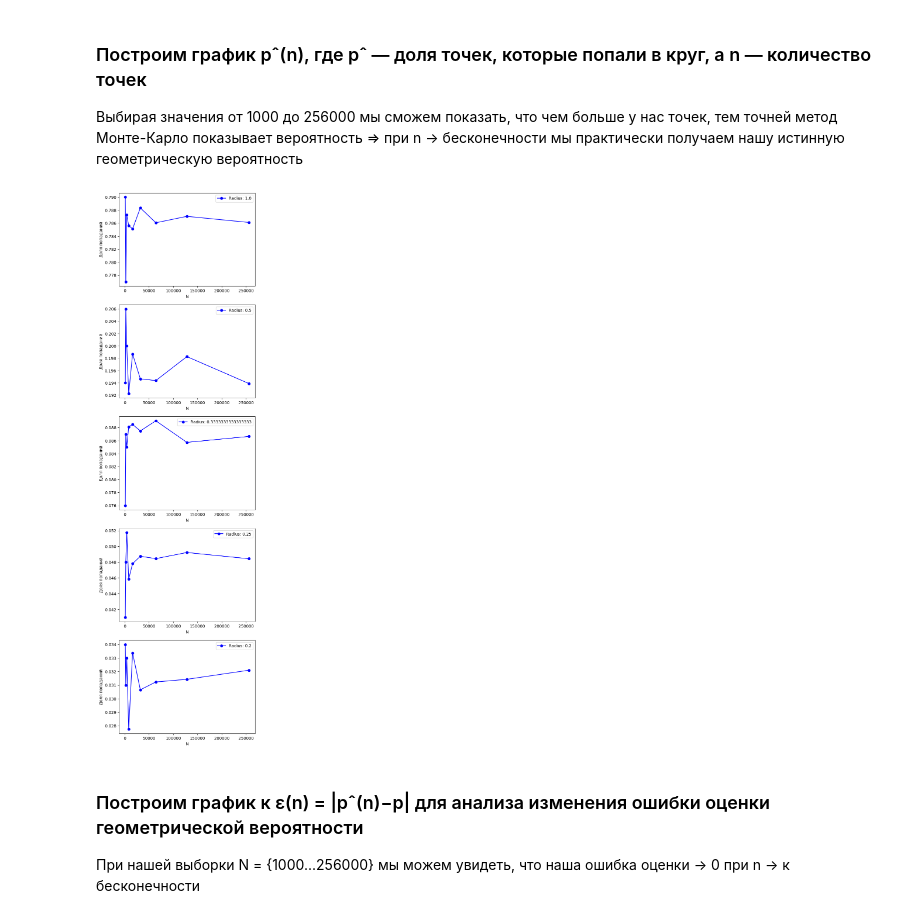
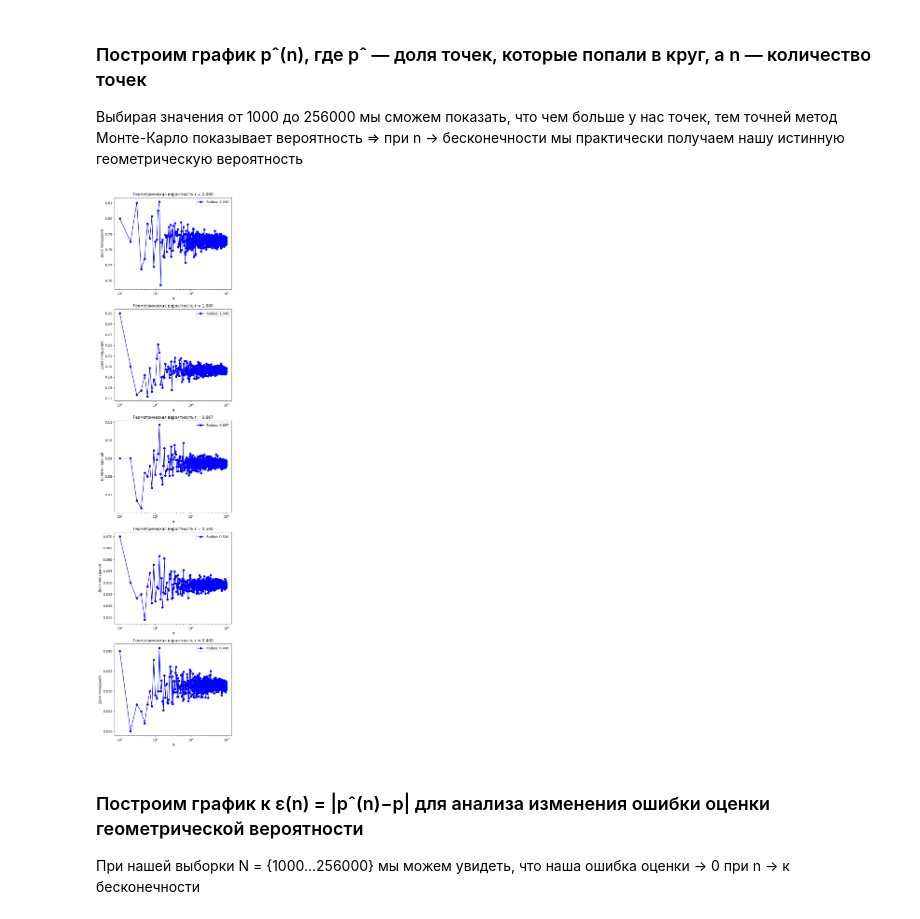
Before and after one commit to mezgou/labs-statistics-and-data-analysis, a Jupyter notebook: src/lab1/calc_geom_probability.ipynb, the cells around one changed output. Cells and saved outputs as stored; diff of their text form; code cells hidden in the pictures.

```diff
--- a/src/lab1/calc_geom_probability.ipynb
+++ b/src/lab1/calc_geom_probability.ipynb
@@ -20,22 +20,18 @@ import matplotlib.pyplot as plt
 В дальнейшем требуются некоторые константы, в нашем случае минимальное количество радиусов для наших окружностей, а также скаляр A, который необходим для правильного расставления границ промежутков и длинны сторон квадрата (*сторона квадрта задается как 2 * A*). ***N*** - количество точек
 # %%
 MIN_COUNT_RADII = 5
-A_SCALAR = 1
-N = 1000 * A_SCALAR
+A_SCALAR = 2
+N = 10000
 # %% [markdown]
 ### Задание последовательности радиусов
 Наша последовательность радиусов окружностей (***MIN_COUNT_RADII*** штук) задается по формуле radii[i] = A_SCALAR / (i + 1)
 # %%
-radii = np.zeros(MIN_COUNT_RADII)
-for i in range(MIN_COUNT_RADII):
-    radii[i] = A_SCALAR / (i + 1)
+radii = np.array([A_SCALAR / (i + 1) for i in range(MIN_COUNT_RADII)])
 # %% [markdown]
 ### Расчёт истинной геометрической вероятности как отношение соотвествующих площадей
 Площадь окружности = ***PI * R^2***, где PI - число пи (3.1415...) и R - радиус окружности
 # %%
-true_geom_probability = np.zeros(MIN_COUNT_RADII)
-for i in range(MIN_COUNT_RADII):
-    true_geom_probability[i] = (np.pi * radii[i] ** 2) / (2 * A_SCALAR * 2 * A_SCALAR)
+true_geom_probability = (np.pi * radii ** 2) / ((2 * A_SCALAR) ** 2)
 # %% [markdown]
 ### Применение метода Монте-Карло
 Данный метод заключается в том, что мы можем взять N точек и независимо друг от друга с помощью генератора случайных значений разместить в размеченной плоскости. В нашем случае у нас есть квадрат со сторонами 2 * A_SCALAR и окружность с радиусом radii[i] = A_SCALAR / (i + 1). Благодаря этим точкам мы можем определить приближенное значение истинной геометрической вероятности по формуле (P / N), где P - количество точек попавшие в необходимую фигуру (окружность), далее мы покажем как количество наших точек влияет на точность метода Монте-Карло
@@ -74,38 +69,31 @@ plt.show()
 ### Построим график pˆ(n), где pˆ — доля точек, которые попали в круг, а n — количество точек
 Выбирая значения от 1000 до 256000 мы сможем показать, что чем больше у нас точек, тем точней метод Монте-Карло показывает вероятность => при n -> бесконечности мы практически получаем нашу истинную геометрическую вероятность
 # %%
-n_test_array = [1000, 2000, 4000, 8000, 16000, 32000, 64000, 128000, 256000]
-test_hit_point_array = []
-for j in range(len(n_test_array)):
-    test_hit_point_count = np.zeros(MIN_COUNT_RADII)
-    for i in range(MIN_COUNT_RADII):
-        x_loc = np.linspace(-radii[i], radii[i], n_test_array[j])
-        y1 = np.sqrt(np.power(radii[i], 2) - np.power(x_loc, 2))
-        y2 = -np.sqrt(np.power(radii[i], 2) - np.power(x_loc, 2))
-        rand_x = random_generator.uniform(-A_SCALAR, A_SCALAR, n_test_array[j])
-        rand_y = random_generator.uniform(-A_SCALAR, A_SCALAR, n_test_array[j])
-        for k in range(n_test_array[j]):
-            if np.abs(rand_x[k]) > radii[i]:
-                continue
-            if 0 <= rand_y[k] <= np.sqrt(np.power(radii[i], 2) - np.power(rand_x[k], 2)) or 0 >= rand_y[k] >= -np.sqrt(np.power(radii[i], 2) - np.power(rand_x[k], 2)):
-                test_hit_point_count[i] += 1
-    test_hit_point_array.append((test_hit_point_count / n_test_array[j]).tolist())
+n_test_array = [x for x in range(100, 100000, 100)]
+test_hit_point_array = np.zeros((len(n_test_array), MIN_COUNT_RADII))
+
+for j, n in enumerate(n_test_array):
+    rand_x = random_generator.uniform(-A_SCALAR, A_SCALAR, n)
+    rand_y = random_generator.uniform(-A_SCALAR, A_SCALAR, n)
+
+    for i, r in enumerate(radii):
+        mask_inside = rand_x ** 2 + rand_y ** 2 <= r ** 2
+        test_hit_point_array[j, i] = np.sum(mask_inside) / n
 
 fig, axs = plt.subplots(nrows=MIN_COUNT_RADII, ncols=1, figsize=(6, 24))
 
 for i in range(MIN_COUNT_RADII):
-    x_vals = []
-    y_vals = []
-    for j in range(len(n_test_array)):
-        x_vals.append(n_test_array[j])
-        y_vals.append(test_hit_point_array[j][i])
-    axs[i].plot(x_vals, y_vals, marker="o", color="b", label=f"Radius: {radii[i]}")
+    axs[i].plot(n_test_array, test_hit_point_array[:, i], marker="o", color="b", label=f"Radius: {radii[i]:.3f}")
     axs[i].set_xlabel("N")
     axs[i].set_ylabel("Доля попаданий")
+    axs[i].set_xscale("log")
+    axs[i].set_title(f"Геометрическая вероятность r = {radii[i]:.3f}")
     axs[i].legend()
+
+plt.tight_layout()
 plt.show()
 # %% [output]
-[figure, old version]
+[figure, new version]
 # %% [markdown]
 ### Построим график к ε(n) = |pˆ(n)−p| для анализа изменения ошибки оценки геометрической вероятности
 При нашей выборки N = {1000...256000} мы можем увидеть, что наша ошибка оценки -> 0 при n -> к бесконечности
```
Also changed, not shown: parts of 3 cells of this notebook.
